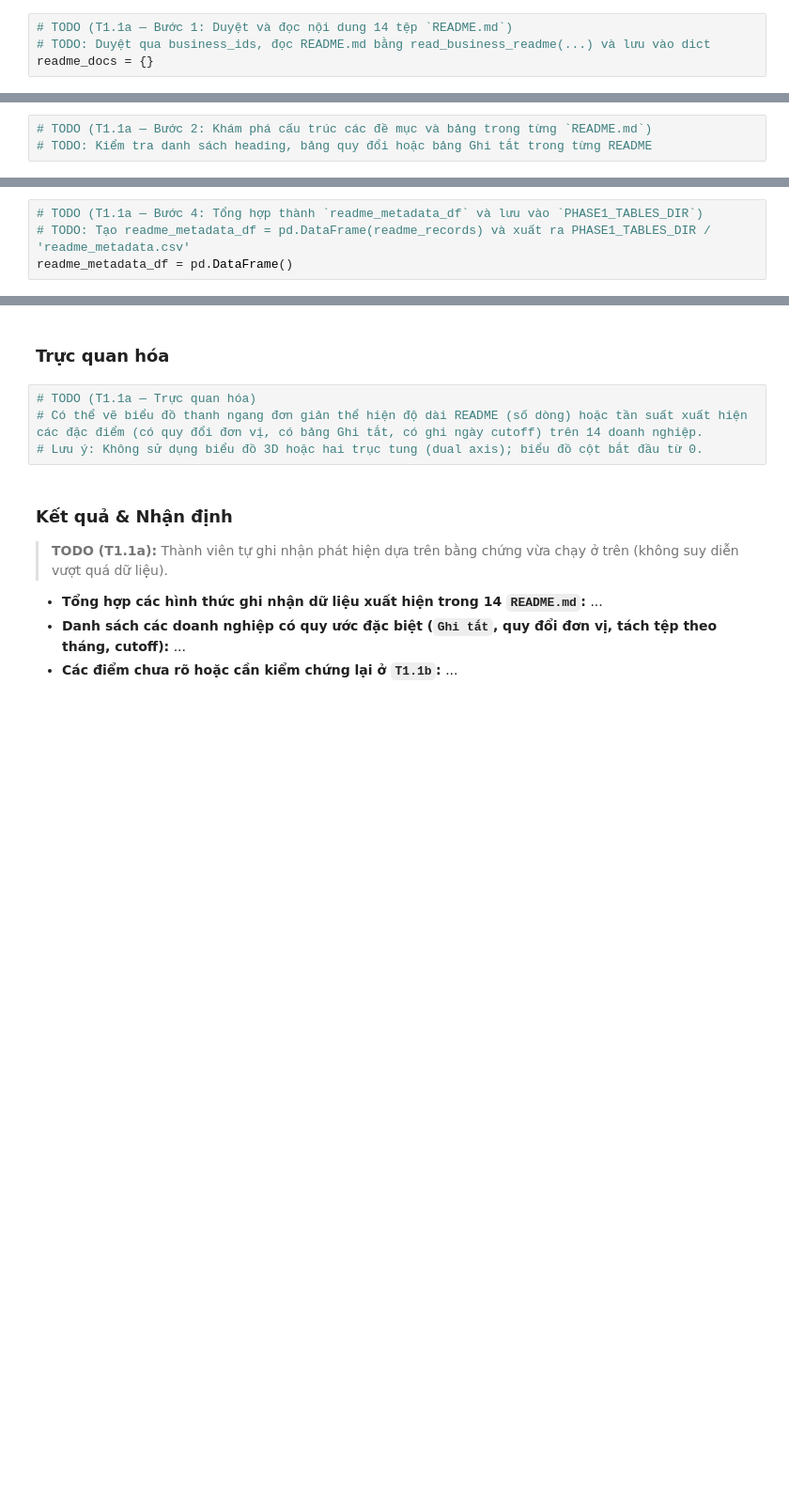
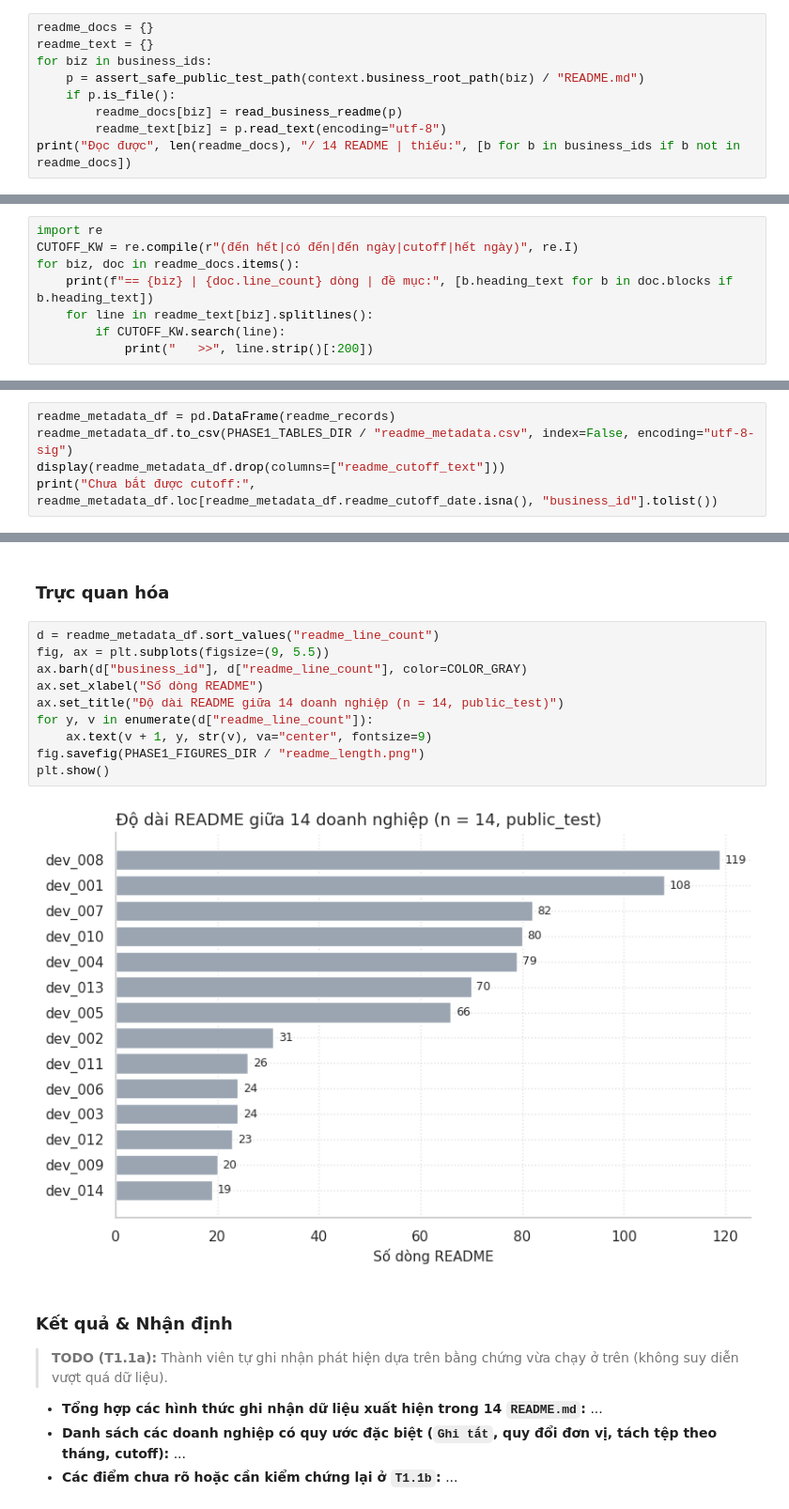
Before and after one commit to itsanhkhoi12/data-visualization-uth, a Jupyter notebook: notebook/01_dataset_discovery.ipynb, the cells around one changed output, grey strips where cells are left out. Shown at 94% size. Cells and saved outputs as stored; diff of their text form; blank space fills up the shorter version.

Commit message:
Phase 1: T1.0-T1.1b

```diff
--- a/notebook/01_dataset_discovery.ipynb
+++ b/notebook/01_dataset_discovery.ipynb
@@ -310,4 +355,9 @@ Chuyển kết quả thành DataFrame `readme_metadata_df`, đối chiếu với
 # %%
-# TODO (T1.1a — Bước 1: Duyệt và đọc nội dung 14 tệp `README.md`)
-# TODO: Duyệt qua business_ids, đọc README.md bằng read_business_readme(...) và lưu vào dict
 readme_docs = {}
+readme_text = {}
+for biz in business_ids:
+    p = assert_safe_public_test_path(context.business_root_path(biz) / "README.md")
+    if p.is_file():
+        readme_docs[biz] = read_business_readme(p)
+        readme_text[biz] = p.read_text(encoding="utf-8")
+print("Đọc được", len(readme_docs), "/ 14 README | thiếu:", [b for b in business_ids if b not in readme_docs])
@@ -314,3 +366,8 @@ readme_docs = {}
 # %%
-# TODO (T1.1a — Bước 2: Khám phá cấu trúc các đề mục và bảng trong từng `README.md`)
-# TODO: Kiểm tra danh sách heading, bảng quy đổi hoặc bảng Ghi tắt trong từng README
+import re
+CUTOFF_KW = re.compile(r"(đến hết|có đến|đến ngày|cutoff|hết ngày)", re.I)
+for biz, doc in readme_docs.items():
+    print(f"== {biz} | {doc.line_count} dòng | đề mục:", [b.heading_text for b in doc.blocks if b.heading_text])
+    for line in readme_text[biz].splitlines():
+        if CUTOFF_KW.search(line):
+            print("   >>", line.strip()[:200])
@@ -321,4 +434,5 @@ readme_records = []
 # %%
-# TODO (T1.1a — Bước 4: Tổng hợp thành `readme_metadata_df` và lưu vào `PHASE1_TABLES_DIR`)
-# TODO: Tạo readme_metadata_df = pd.DataFrame(readme_records) và xuất ra PHASE1_TABLES_DIR / 'readme_metadata.csv'
-readme_metadata_df = pd.DataFrame()
+readme_metadata_df = pd.DataFrame(readme_records)
+readme_metadata_df.to_csv(PHASE1_TABLES_DIR / "readme_metadata.csv", index=False, encoding="utf-8-sig")
+display(readme_metadata_df.drop(columns=["readme_cutoff_text"]))
+print("Chưa bắt được cutoff:", readme_metadata_df.loc[readme_metadata_df.readme_cutoff_date.isna(), "business_id"].tolist())
@@ -325,9 +456,17 @@ readme_metadata_df = pd.DataFrame()
 # %% [markdown]
 ### Trực quan hóa
 # %%
-# TODO (T1.1a — Trực quan hóa)
-# Có thể vẽ biểu đồ thanh ngang đơn giản thể hiện độ dài README (số dòng) hoặc tần suất xuất hiện các đặc điểm (có quy đổi đơn vị, có bảng Ghi tắt, có ghi ngày cutoff) trên 14 doanh nghiệp.
-# Lưu ý: Không sử dụng biểu đồ 3D hoặc hai trục tung (dual axis); biểu đồ cột bắt đầu từ 0.
+d = readme_metadata_df.sort_values("readme_line_count")
+fig, ax = plt.subplots(figsize=(9, 5.5))
+ax.barh(d["business_id"], d["readme_line_count"], color=COLOR_GRAY)
+ax.set_xlabel("Số dòng README")
+ax.set_title("Độ dài README giữa 14 doanh nghiệp (n = 14, public_test)")
+for y, v in enumerate(d["readme_line_count"]):
+    ax.text(v + 1, y, str(v), va="center", fontsize=9)
+fig.savefig(PHASE1_FIGURES_DIR / "readme_length.png")
+plt.show()
+# %% [output]
+[figure, added]
 # %% [markdown]
 ### Kết quả & Nhận định
 
```
Also changed, not shown: parts of 16 cells of this notebook.
